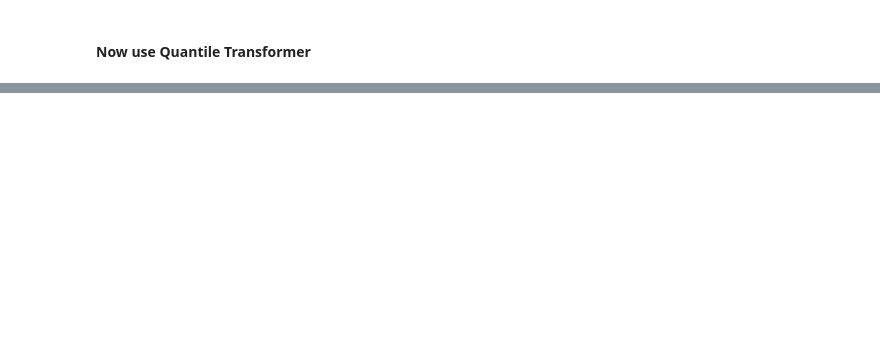
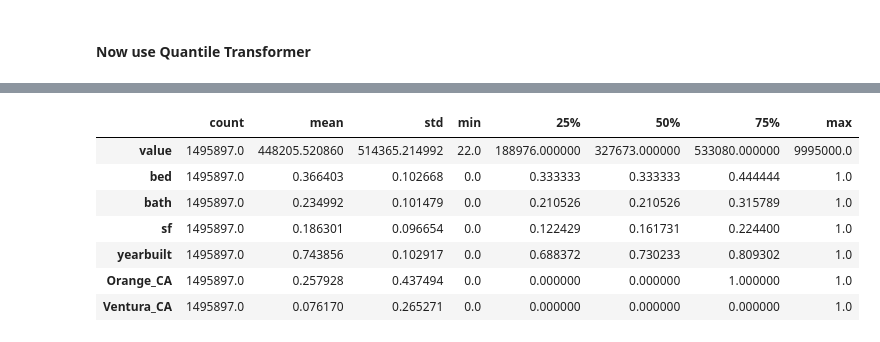
Before and after one commit to Cayt-Schlichting/regression-exercises, a Jupyter notebook: scaling.ipynb, the cells around one changed output, grey strips where cells are left out. Drawn from its saved outputs; the diff is of its cells as text; code cells hidden in the pictures; blank space fills up the shorter version.

```diff
--- a/scaling.ipynb
+++ b/scaling.ipynb
@@ -210,0 +237,11 @@ for c in X_tr.columns:
+# %%
+tr_mm.describe().T
+# %% [output]
+|  | count | mean | std | min | 25% | 50% | 75% | max |
+| value | 1495897.0 | 448205.520860 | 514365.214992 | 22.0 | 188976.000000 | 327673.000000 | 533080.000000 | 9995000.0 |
+| bed | 1495897.0 | 0.366403 | 0.102668 | 0.0 | 0.333333 | 0.333333 | 0.444444 | 1.0 |
+| bath | 1495897.0 | 0.234992 | 0.101479 | 0.0 | 0.210526 | 0.210526 | 0.315789 | 1.0 |
+| sf | 1495897.0 | 0.186301 | 0.096654 | 0.0 | 0.122429 | 0.161731 | 0.224400 | 1.0 |
+| yearbuilt | 1495897.0 | 0.743856 | 0.102917 | 0.0 | 0.688372 | 0.730233 | 0.809302 | 1.0 |
+| Orange_CA | 1495897.0 | 0.257928 | 0.437494 | 0.0 | 0.000000 | 0.000000 | 1.000000 | 1.0 |
+| Ventura_CA | 1495897.0 | 0.076170 | 0.265271 | 0.0 | 0.000000 | 0.000000 | 0.000000 | 1.0 |
```
Also changed, not shown: parts of 15 cells of this notebook, 1 other file.
